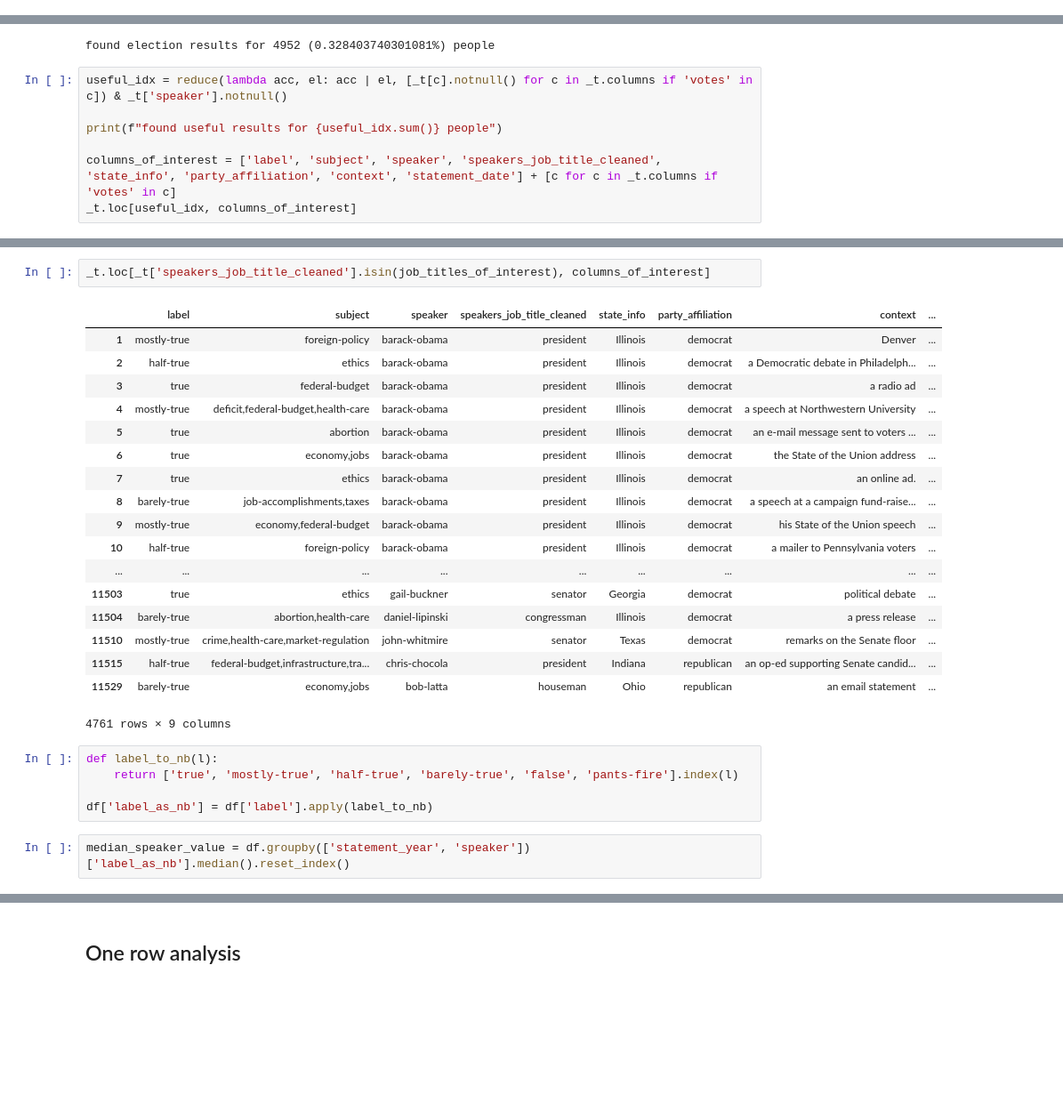
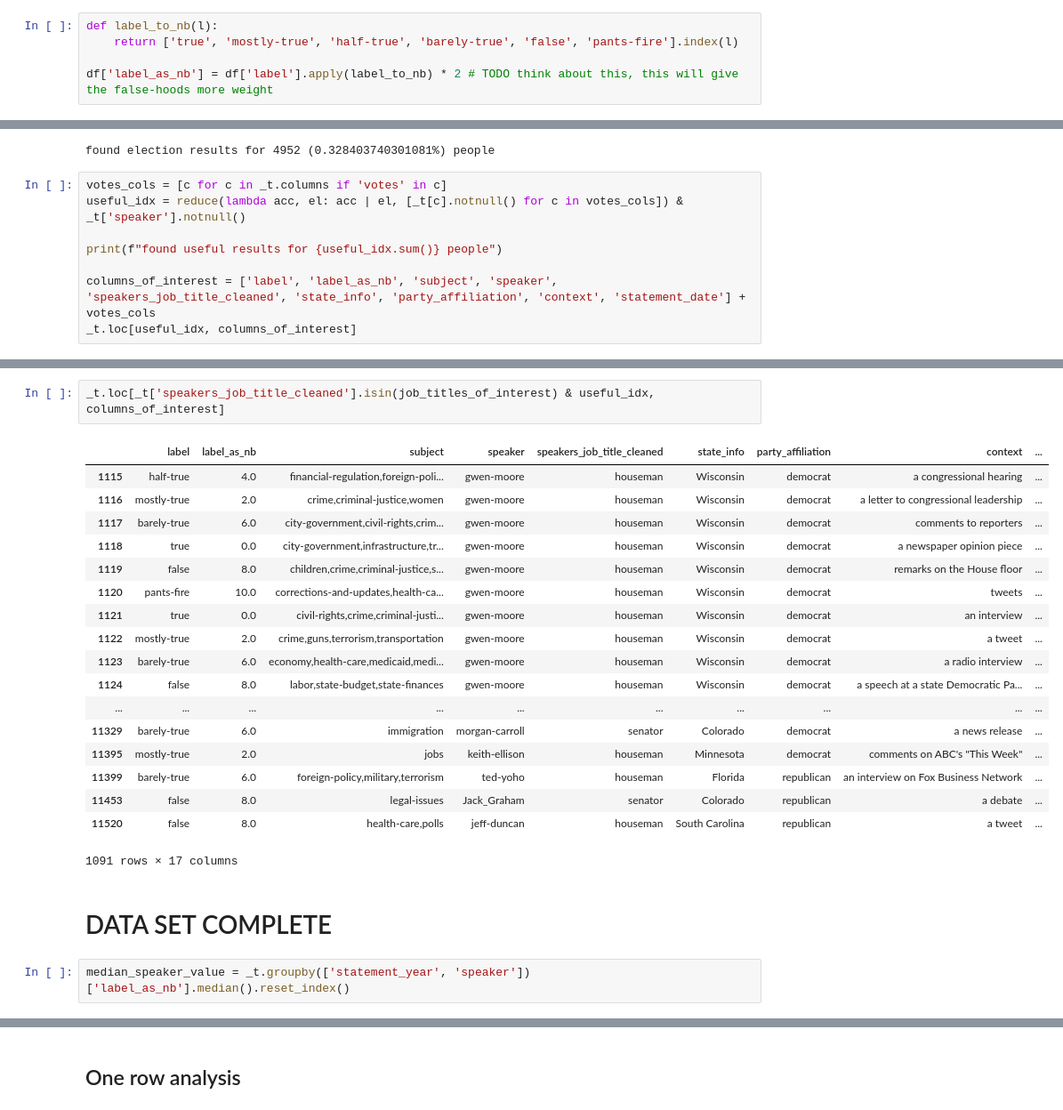
Before and after one commit to ExploringLies/lies-have-short-legs, a Jupyter notebook: notebooks/data analysis.ipynb, the cells around one changed output, grey strips where cells are left out. Shown at 89% size. Cells and saved outputs as stored; diff of their text form; blank space fills up the shorter version.

```diff
--- a/notebooks/data analysis.ipynb
+++ b/notebooks/data analysis.ipynb
@@ -87,6 +87,11 @@ additional_information['statement_date'] = pd.to_datetime(additional_information
 # %% [output]
 ../liar_dataset/statements/9.json
 ../liar_dataset/statements/5355.json
+# %%
+def label_to_nb(l):
+    return ['true', 'mostly-true', 'half-true', 'barely-true', 'false', 'pants-fire'].index(l)
+
+df['label_as_nb'] = df['label'].apply(label_to_nb) * 2 # TODO think about this, this will give the false-hoods more weight
 # %%
 df['statement_id'] = pd.to_numeric(df['statement_id'])
 lies = df.merge(additional_information, on='statement_id', how='left')
@@ -203,11 +208,12 @@ print(f"found election results for {_t['CANDIDATE NAME'].notnull().sum()} ({_t['
 # %% [output]
 found election results for 4952 (0.328403740301081%) people
 # %%
-useful_idx = reduce(lambda acc, el: acc | el, [_t[c].notnull() for c in _t.columns if 'votes' in c]) & _t['speaker'].notnull()
+votes_cols = [c for c in _t.columns if 'votes' in c]
+useful_idx = reduce(lambda acc, el: acc | el, [_t[c].notnull() for c in votes_cols]) & _t['speaker'].notnull()
 
 print(f"found useful results for {useful_idx.sum()} people")
 
-columns_of_interest = ['label', 'subject', 'speaker', 'speakers_job_title_cleaned', 'state_info', 'party_affiliation', 'context', 'statement_date'] + [c for c in _t.columns if 'votes' in c]
+columns_of_interest = ['label', 'label_as_nb', 'subject', 'speaker', 'speakers_job_title_cleaned', 'state_info', 'party_affiliation', 'context', 'statement_date'] + votes_cols
 _t.loc[useful_idx, columns_of_interest]
 # %% [output]
 found useful results for 1461 people
@@ -251,32 +257,29 @@ u.s. representative for ohio, district 1
 Name: speakers_job_title_cleaned, dtype: int64
 # %%
-_t.loc[_t['speakers_job_title_cleaned'].isin(job_titles_of_interest), columns_of_interest]
+_t.loc[_t['speakers_job_title_cleaned'].isin(job_titles_of_interest) & useful_idx, columns_of_interest]
 # %% [output]
-|  | label | subject | speaker | speakers_job_title_cleaned | state_info | party_affiliation | context | ... |
-| 1 | mostly-true | foreign-policy | barack-obama | president | Illinois | democrat | Denver | ... |
-| 2 | half-true | ethics | barack-obama | president | Illinois | democrat | a Democratic debate in Philadelph... | ... |
-| 3 | true | federal-budget | barack-obama | president | Illinois | democrat | a radio ad | ... |
-| 4 | mostly-true | deficit,federal-budget,health-care | barack-obama | president | Illinois | democrat | a speech at Northwestern University | ... |
-| 5 | true | abortion | barack-obama | president | Illinois | democrat | an e-mail message sent to voters ... | ... |
-| 6 | true | economy,jobs | barack-obama | president | Illinois | democrat | the State of the Union address | ... |
-| 7 | true | ethics | barack-obama | president | Illinois | democrat | an online ad. | ... |
-| 8 | barely-true | job-accomplishments,taxes | barack-obama | president | Illinois | democrat | a speech at a campaign fund-raise... | ... |
-| 9 | mostly-true | economy,federal-budget | barack-obama | president | Illinois | democrat | his State of the Union speech | ... |
-| 10 | half-true | foreign-policy | barack-obama | president | Illinois | democrat | a mailer to Pennsylvania voters | ... |
-| ... | ... | ... | ... | ... | ... | ... | ... | ... |
-| 11503 | true | ethics | gail-buckner | senator | Georgia | democrat | political debate | ... |
-| 11504 | barely-true | abortion,health-care | daniel-lipinski | congressman | Illinois | democrat | a press release | ... |
-| 11510 | mostly-true | crime,health-care,market-regulation | john-whitmire | senator | Texas | democrat | remarks on the Senate floor | ... |
-| 11515 | half-true | federal-budget,infrastructure,tra... | chris-chocola | president | Indiana | republican | an op-ed supporting Senate candid... | ... |
-| 11529 | barely-true | economy,jobs | bob-latta | houseman | Ohio | republican | an email statement | ... |
+|  | label | label_as_nb | subject | speaker | speakers_job_title_cleaned | state_info | party_affiliation | context | ... |
+| 1115 | half-true | 4.0 | financial-regulation,foreign-poli... | gwen-moore | houseman | Wisconsin | democrat | a congressional hearing | ... |
+| 1116 | mostly-true | 2.0 | crime,criminal-justice,women | gwen-moore | houseman | Wisconsin | democrat | a letter to congressional leadership | ... |
+| 1117 | barely-true | 6.0 | city-government,civil-rights,crim... | gwen-moore | houseman | Wisconsin | democrat | comments to reporters | ... |
+| 1118 | true | 0.0 | city-government,infrastructure,tr... | gwen-moore | houseman | Wisconsin | democrat | a newspaper opinion piece | ... |
+| 1119 | false | 8.0 | children,crime,criminal-justice,s... | gwen-moore | houseman | Wisconsin | democrat | remarks on the House floor | ... |
+| 1120 | pants-fire | 10.0 | corrections-and-updates,health-ca... | gwen-moore | houseman | Wisconsin | democrat | tweets | ... |
+| 1121 | true | 0.0 | civil-rights,crime,criminal-justi... | gwen-moore | houseman | Wisconsin | democrat | an interview | ... |
+| 1122 | mostly-true | 2.0 | crime,guns,terrorism,transportation | gwen-moore | houseman | Wisconsin | democrat | a tweet | ... |
+| 1123 | barely-true | 6.0 | economy,health-care,medicaid,medi... | gwen-moore | houseman | Wisconsin | democrat | a radio interview | ... |
+| 1124 | false | 8.0 | labor,state-budget,state-finances | gwen-moore | houseman | Wisconsin | democrat | a speech at a state Democratic Pa... | ... |
+| ... | ... | ... | ... | ... | ... | ... | ... | ... | ... |
+| 11329 | barely-true | 6.0 | immigration | morgan-carroll | senator | Colorado | democrat | a news release | ... |
+| 11395 | mostly-true | 2.0 | jobs | keith-ellison | houseman | Minnesota | democrat | comments on ABC's "This Week" | ... |
+| 11399 | barely-true | 6.0 | foreign-policy,military,terrorism | ted-yoho | houseman | Florida | republican | an interview on Fox Business Network | ... |
+| 11453 | false | 8.0 | legal-issues | Jack_Graham | senator | Colorado | republican | a debate | ... |
+| 11520 | false | 8.0 | health-care,polls | jeff-duncan | houseman | South Carolina | republican | a tweet | ... |
-4761 rows × 9 columns
+1091 rows × 17 columns
-# %%
-def label_to_nb(l):
-    return ['true', 'mostly-true', 'half-true', 'barely-true', 'false', 'pants-fire'].index(l)
-
-df['label_as_nb'] = df['label'].apply(label_to_nb)
+# %% [markdown]
+# DATA SET COMPLETE
 # %%
-median_speaker_value = df.groupby(['statement_year', 'speaker'])['label_as_nb'].median().reset_index()
+median_speaker_value = _t.groupby(['statement_year', 'speaker'])['label_as_nb'].median().reset_index()
 # %%
 median_speaker_value[median_speaker_value['statement_year'] == 2016]
 # %% [output]
```
Also changed, not shown: parts of 5 cells of this notebook, 1 other file.
